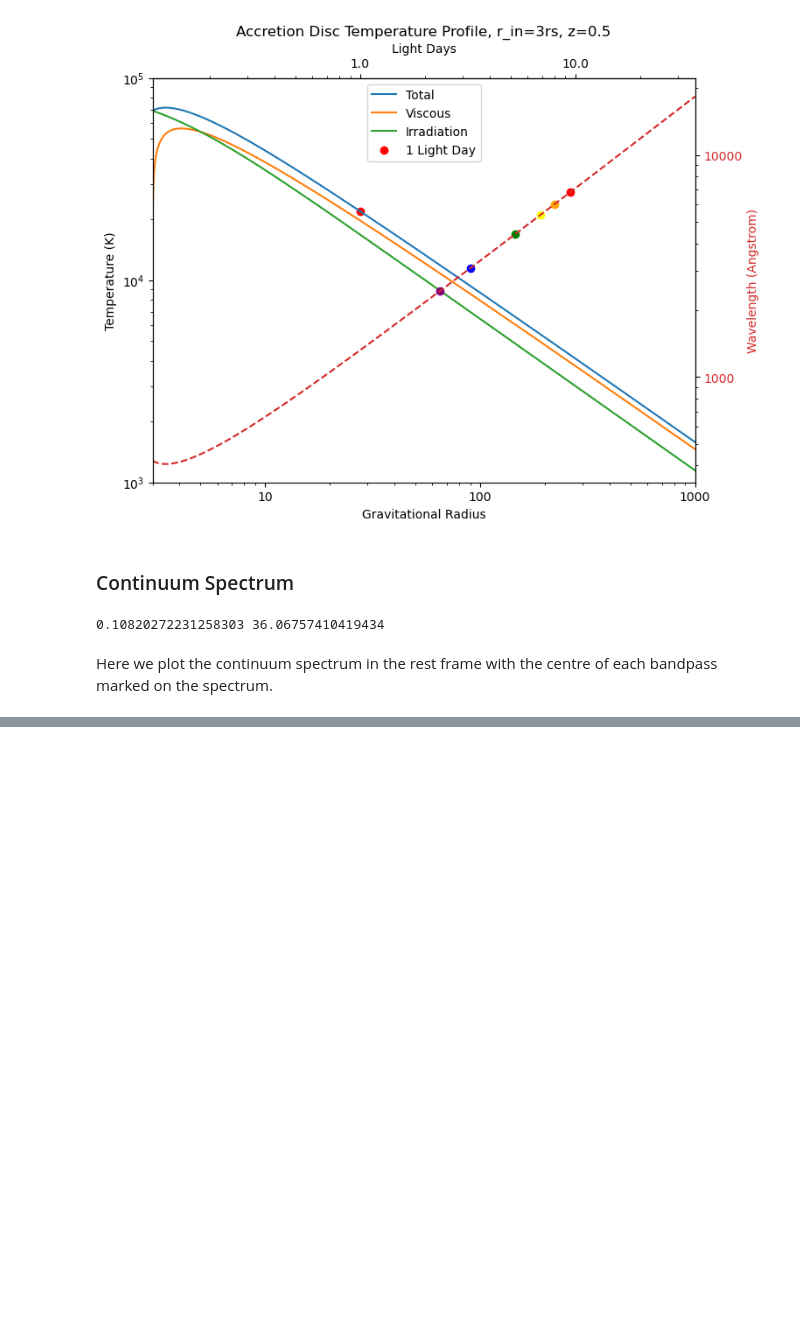
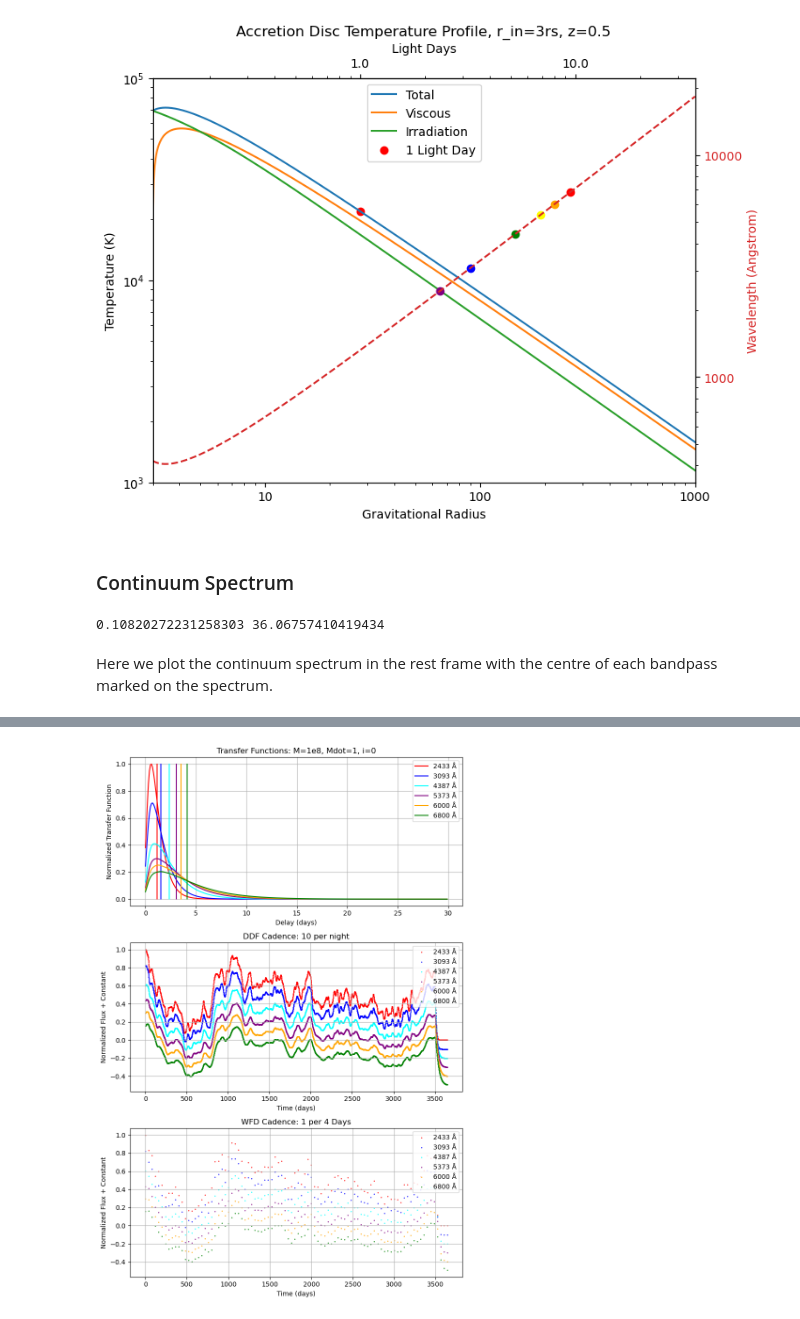
Before and after one commit to Nikko171/Dissertation_code, a Jupyter notebook: light_curves_pipeline.ipynb, the cells around one changed output, grey strips where cells are left out. Drawn from its saved outputs; the diff is of its cells as text; code cells hidden in the pictures; blank space fills up the shorter version.

```diff
--- a/light_curves_pipeline.ipynb
+++ b/light_curves_pipeline.ipynb
@@ -540,0 +550,81 @@ Text(0.5, 1.0, 'Rest Frame Background spectrum')
+# %%
+# Define the list of wavelengths
+wavref = [3650,4640,6580,8060,9000,10200]
+redshift_wav05 = [2433, 3093, 4387, 5373, 6000, 6800]
+redshift_wav1 = [1825, 2320, 3290, 4030, 4500, 5100]
+redshift_wav2 = [1216, 1546, 2193, 2686, 3000, 3400]
+mean_delay = []
+color=['r','b','cyan','purple','orange','green','skyplue','magenta']
+cadence = 10
+normalised_lc = (light_curve - min(light_curve))/(max(light_curve)-min(light_curve))
+# Plotting the transfer functions and convolved light curves
+fig, axs = plt.subplots(3, 1, figsize=(8, 12))
+
+# Plot the original light curve
+#axs[1].scatter(days, normalised_lc, s=0.5, color='blue', label='Original Light Curve')
+axs[1].set_xlabel('Time (days)')
+axs[1].set_ylabel('Normalised Flux')
+wav_list = redshift_wav05
+for i, wav in enumerate(wav_list):
+    filename = 'Data/Fiducial/z05/' +str(wav)+'_transfer_function.csv'
+    #filename = str(wav)+'_transfer_function.csv'
+    df = pd.read_csv(filename)
+
+    if wav == wav_list[0]:
+        max_val = df['psis'].max()
+        min_val = df['psis'].min()
+        normalized_psis = (df['psis'] - min_val) / max_val
+        convolved_light_curve = convolve(normalised_lc, normalized_psis, mode='same', method='direct')
+        max_con = max(convolved_light_curve)
+        min_con = min(convolved_light_curve)
+
+    mean = np.sum(df['taus']*df['psis'])/np.sum(df['psis'])
+    mean_delay.append(mean)
+    normalized_psis = (df['psis'] - min_val) / max_val
+
+    convolved_light_curve = convolve(normalised_lc, normalized_psis, mode='same', method='direct')
+    normalize_convolved_light_curve = (convolved_light_curve-min_con)/(max_con-min_con)
+    errors = abs(np.random.normal(0, 0.05, size=len(normalize_convolved_light_curve)))
+    # Normalize the convolved light curve
+    #convolved_light_curve = convolved_light_curve #/ max(convolved_light_curve)
+
+    # Plot the normalized transfer function
+    axs[0].plot(df['taus'], normalized_psis,color=color[i], label=f'{int(wav)} Å')
+    axs[0].plot([mean,mean],[0.0,1.0],color=color[i],label=None)
+
+    # Plot the convolved light curve
+    axs[1].scatter(days[::1], normalize_convolved_light_curve[::1]-i*0.1,s=0.5,color=color[i], label=f'{int(wav)} Å')
+    axs[2].scatter(days[::40], normalize_convolved_light_curve[::40]-i*0.1,s=0.5,color=color[i], label=f'{int(wav)} Å')
+    #axs[1].scatter(days[::1], normalize_convolved_light_curve[::1]+background_L[i],s=0.5,color=color[i], label=f'{int(wav)} Å')
+    #axs[2].scatter(days[::40], normalize_convolved_light_curve[::40]+background_L[i],s=0.5,color=color[i], label=f'{int(wav)} Å')
+
+    with open( 'Data/Fiducial/z05/' +str(wav)+'_light_curve.csv', 'w', newline='') as csvfile:
+        csvwriter = csv.writer(csvfile)
+        csvwriter.writerow(['time', 'flux','error'])  # Write the header
+        for tau, flux, error  in zip(days, normalize_convolved_light_curve, errors):
+            csvwriter.writerow([tau, flux, error])
+
+axs[0].set_xlabel('Delay (days)')
+axs[0].set_ylabel('Normalized Transfer Function')
+axs[0].set_title('Transfer Functions: M=1e8, Mdot=1, i=0')
+axs[0].legend()
+axs[0].grid()
+
+axs[1].set_xlabel('Time (days)')
+axs[1].set_ylabel('Normalized Flux + Constant')
+axs[1].set_title('DDF Cadence: 10 per night')
+axs[1].legend()
+axs[1].grid()
+
+axs[2].set_xlabel('Time (days)')
+axs[2].set_ylabel('Normalized Flux + Constant')
+axs[2].set_title('WFD Cadence: 1 per 4 Days')
+axs[2].legend()
+axs[2].grid()
+
+
+plt.tight_layout()
+
+plt.show()
+# %% [output]
+[figure, added]
```
Also changed, not shown: parts of 4 cells of this notebook, 7 other files.
